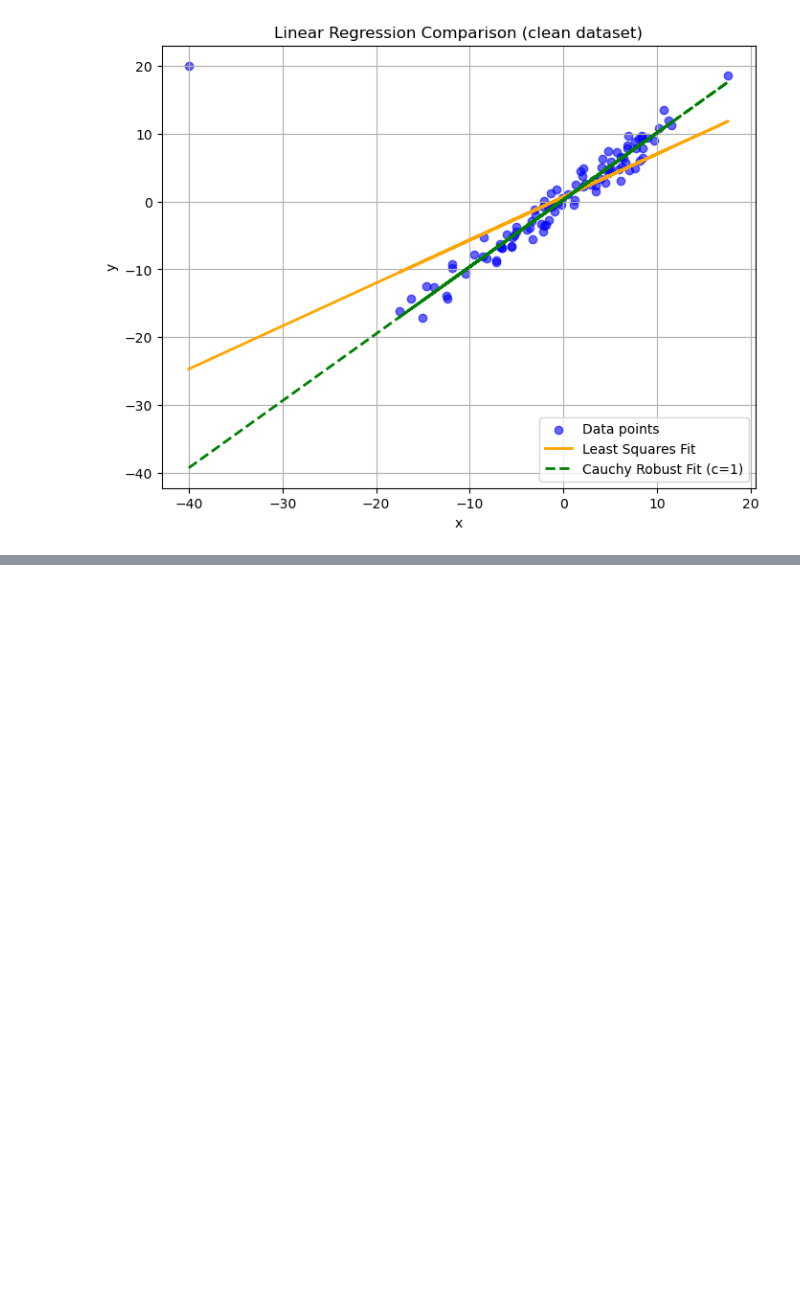
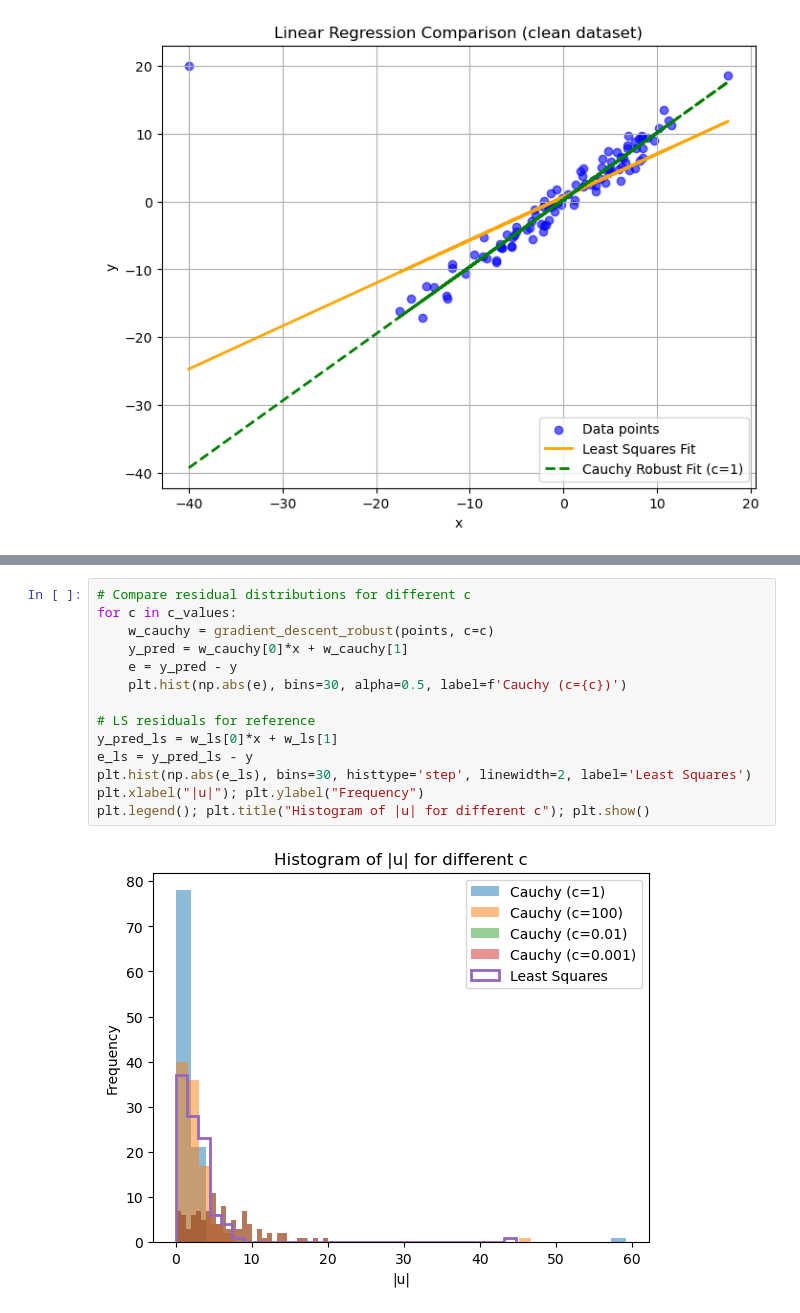
Before and after one commit to jcalataiut/Practiques_Optimization, a Jupyter notebook: prac_3.ipynb, the cells around one changed output, grey strips where cells are left out. Drawn from its saved outputs; the diff is of its cells as text; blank space fills up the shorter version.

```diff
--- a/prac_3.ipynb
+++ b/prac_3.ipynb
@@ -213,0 +349,16 @@ Cauchy Robust Fit (c=1): w0 = 0.9873, w1 = 0.2453
+# %%
+# Compare residual distributions for different c
+for c in c_values:
+    w_cauchy = gradient_descent_robust(points, c=c)
+    y_pred = w_cauchy[0]*x + w_cauchy[1]
+    e = y_pred - y
+    plt.hist(np.abs(e), bins=30, alpha=0.5, label=f'Cauchy (c={c})')
+
+# LS residuals for reference
+y_pred_ls = w_ls[0]*x + w_ls[1]
+e_ls = y_pred_ls - y
+plt.hist(np.abs(e_ls), bins=30, histtype='step', linewidth=2, label='Least Squares')
+plt.xlabel("|u|"); plt.ylabel("Frequency")
+plt.legend(); plt.title("Histogram of |u| for different c"); plt.show()
+# %% [output]
+[figure, added]
```
Also changed, not shown: parts of 5 cells of this notebook.
